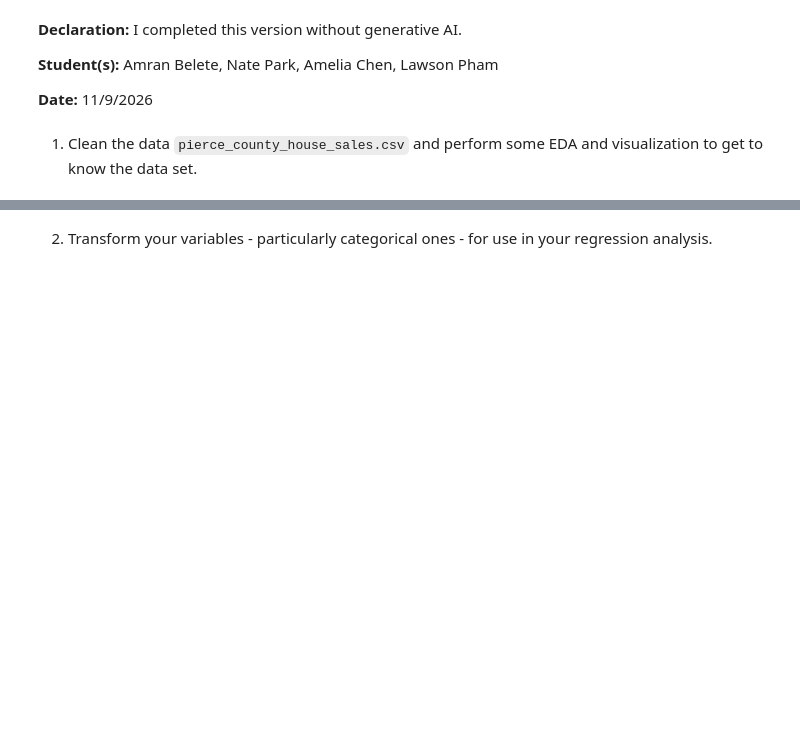
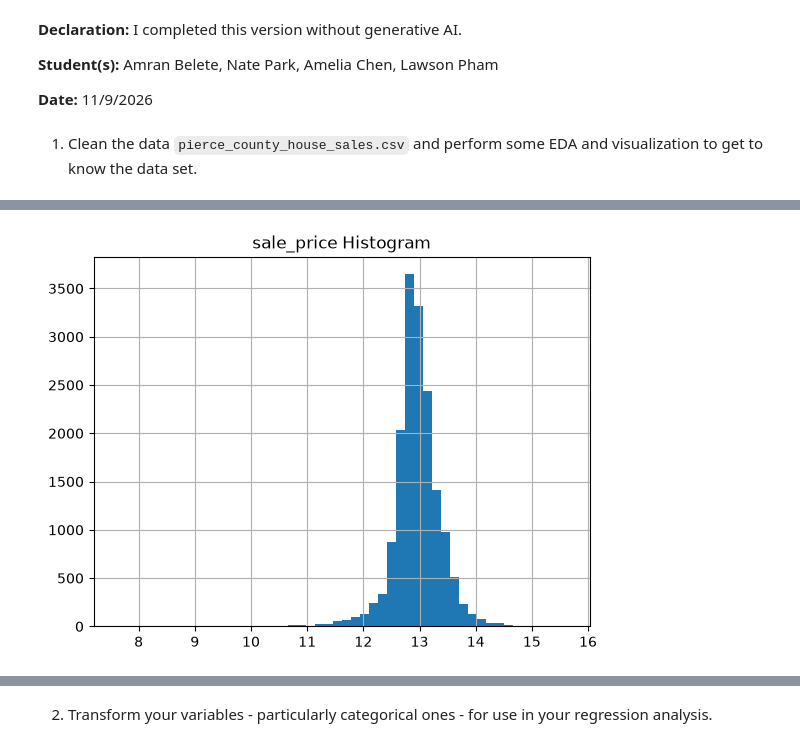
Before and after one commit to lawsonpham/L02-hedonic-pricing, a Jupyter notebook: notebook.ipynb, the cells around one changed output, grey strips where cells are left out. Drawn from its saved outputs; the diff is of its cells as text; code cells hidden in the pictures; blank space fills up the shorter version.

```diff
--- a/notebook.ipynb
+++ b/notebook.ipynb
@@ -193,0 +37,79 @@ For outliers using the IQR, we found that there was a high number of outliers. W
+# %%
+print("df.shape:")
+print(df.shape, '\n')
+
+print("df.dtypes:")
+print(df.dtypes, '\n')
+
+'''
+# Check for missing values in each df
+display(df.isna().sum().to_frame("Missing values"))
+'''
+
+# Fill missing values in df
+df["waterfront_type"] = df["waterfront_type"].fillna("Not Recorded")
+df["view_quality"] = df["view_quality"].fillna("Not Recorded")
+
+# Drop rows with missing hvac_description/exterior/interior/roof_cover values
+df = df.dropna(subset=["hvac_description", "exterior", "interior", "roof_cover"])
+
+'''
+# Check that missing values were filled
+display(df.isna().sum().to_frame("Missing values"))
+'''
+
+# Separate categorical and numeric variables for EDA
+categorical_cols = df.select_dtypes(include=["object", "category"]).columns.tolist()
+numeric_cols = df.select_dtypes(include=["number"]).columns.tolist()
+
+'''
+print("Categorical variables:", categorical_cols)
+print("\nNumeric variables:", numeric_cols)
+
+Categorical variables: ['sale_date', 'hvac_description', 'exterior', 'interior', 'roof_cover',
+'waterfront_type', 'view_quality', 'utility_sewer']
+
+Numeric variables: ['sale_price', 'house_square_feet', 'attic_finished_square_feet', 'basement_square_feet',
+'attached_garage_square_feet', 'detached_garage_square_feet', 'fireplaces', 'stories', 'year_built', 'bedrooms', 'bathrooms']
+
+'''
+
+# Create separate dataframes for the categorical/numeric variables
+df_categorical = df[categorical_cols]
+df_numeric = df[numeric_cols]
+
+for col in numeric_cols:
+    Q1 = df[col].quantile(0.25)
+    Q3 = df[col].quantile(0.75)
+    IQR = Q3 - Q1
+
+    lower = Q1 - 1.5 * IQR
+    upper = Q3 + 1.5 * IQR
+
+    outliers = df[(df[col] < lower) | (df[col] > upper)]
+    print(f"{col}: {len(outliers)} outliers")
+
+'''
+df_numeric.hist(figsize=(15, 12), bins=30)
+plt.show()
+
+np.log(df["sale_price"]).hist(bins=50)
+plt.show()
+
+np.log(df["house_square_feet"]).hist(bins=50)
+plt.show()
+'''
+
+for col in numeric_cols:
+    plt.figure()
+    np.log1p(df[col]).hist(bins=50)
+    plt.title(f"{col} Histogram")
+    plt.show()
+
+display(df_numeric.describe())
+
+for col in categorical_cols:
+    plt.figure()
+    df[col].value_counts().plot(kind="bar")
+    plt.show()
+# %% [output]
@@ -193,0 +163 @@ For outliers using the IQR, we found that there was a high number of outliers. W
+[figure, added]
```
Also changed, not shown: parts of 9 cells of this notebook.
